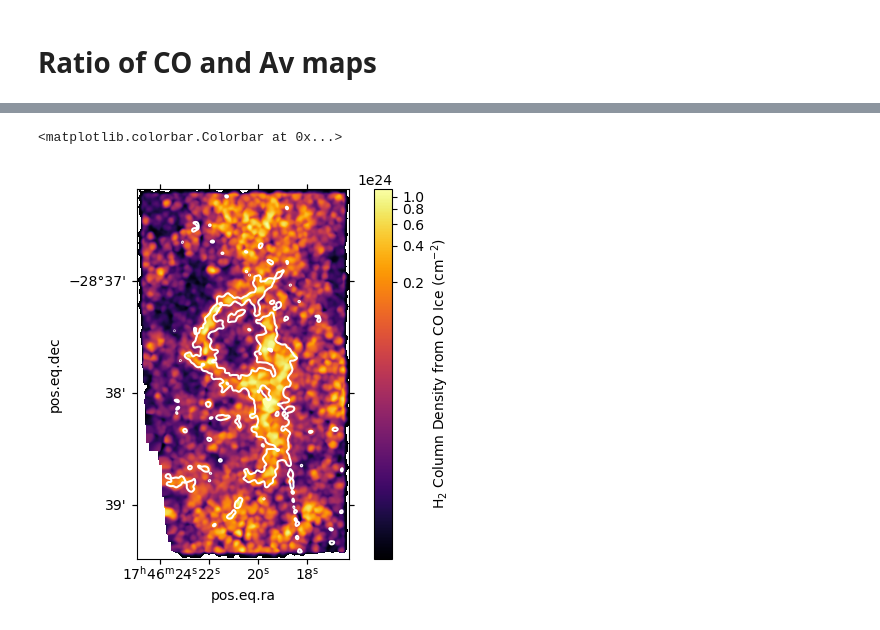
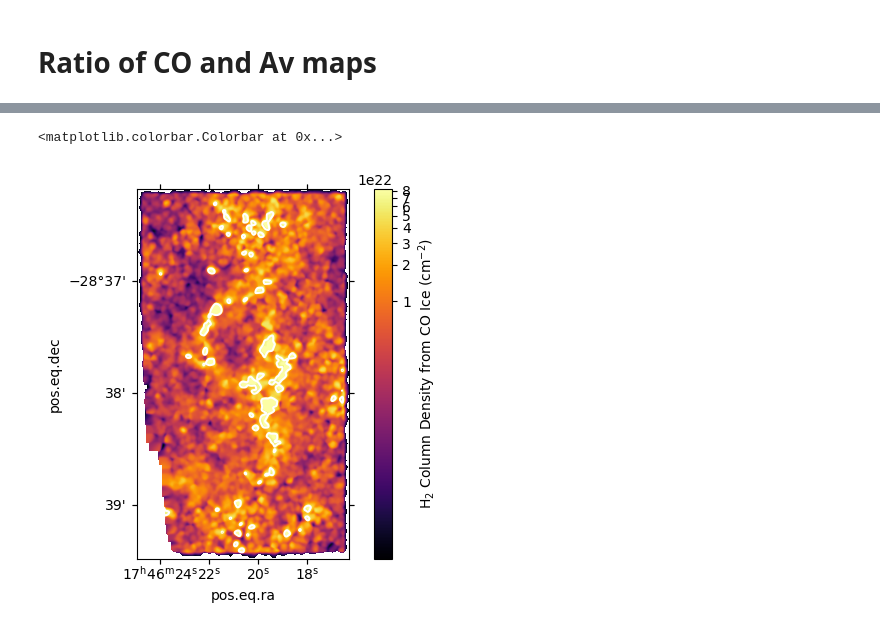
Before and after one commit to SpacialTree/lactea-filament, a Jupyter notebook: lactea-filament/notebooks/filament_mratio.ipynb, the cells around one changed output, grey strips where cells are left out. Cells and saved outputs as stored; diff of their text form; code cells hidden in the pictures.

```diff
--- a/lactea-filament/notebooks/filament_mratio.ipynb
+++ b/lactea-filament/notebooks/filament_mratio.ipynb
@@ -48,0 +43,9 @@ plt.colorbar(im, label='CO Column Density (cm$^{-2}$)')
+# %%
+fig = plt.figure(figsize=(6, 6))
+ww = ex.get_wcs()
+ax = plt.subplot(111, projection=ww)
+im = ax.imshow(np.log10(co_col_map), origin='lower')
+cb = plt.colorbar(im, label='log$_{10}$ CO Ice Column Density [cm$^{-2}$]')
+ax.set_xlabel('Right Ascension')
+ax.set_ylabel('Declination')
+plt.savefig('/orange/adamginsburg/jwst/cloudc/figures/co_ice_column_density_map.pdf', bbox_inches='tight')
@@ -63,11 +77,11 @@ plt.colorbar(im, label='A$_V$ (mag)')
 # %%
 ax = plt.subplot(projection=ww)
-im = ax.imshow(co_col_map/1e-4, origin='lower', cmap='inferno', norm=simple_norm(co_col_map/1e-4, stretch='log', max_percent=99.9))
-ax.contour(av_map, levels=[30], colors='white')
-#ax.contour(co_col_map/1e-4, levels=[30*2.21e21], colors='white')
+im = ax.imshow(co_col_map/1e-4, origin='lower', cmap='inferno', norm=simple_norm(co_col_map/1e-4, stretch='log', max_percent=99))
+#ax.contour(av_map, levels=[30], colors='white')
+ax.contour(co_col_map/1e-4, levels=[25*2.21e21], colors='white')
 plt.colorbar(im, label='H$_2$ Column Density from CO Ice (cm$^{-2}$)')
 # %% [output]
 <matplotlib.colorbar.Colorbar at 0x...>
-[figure, old version]
+[figure, new version]
 # %%
 ax = plt.subplot(projection=ww)
```
Also changed, not shown: parts of 27 cells of this notebook.
